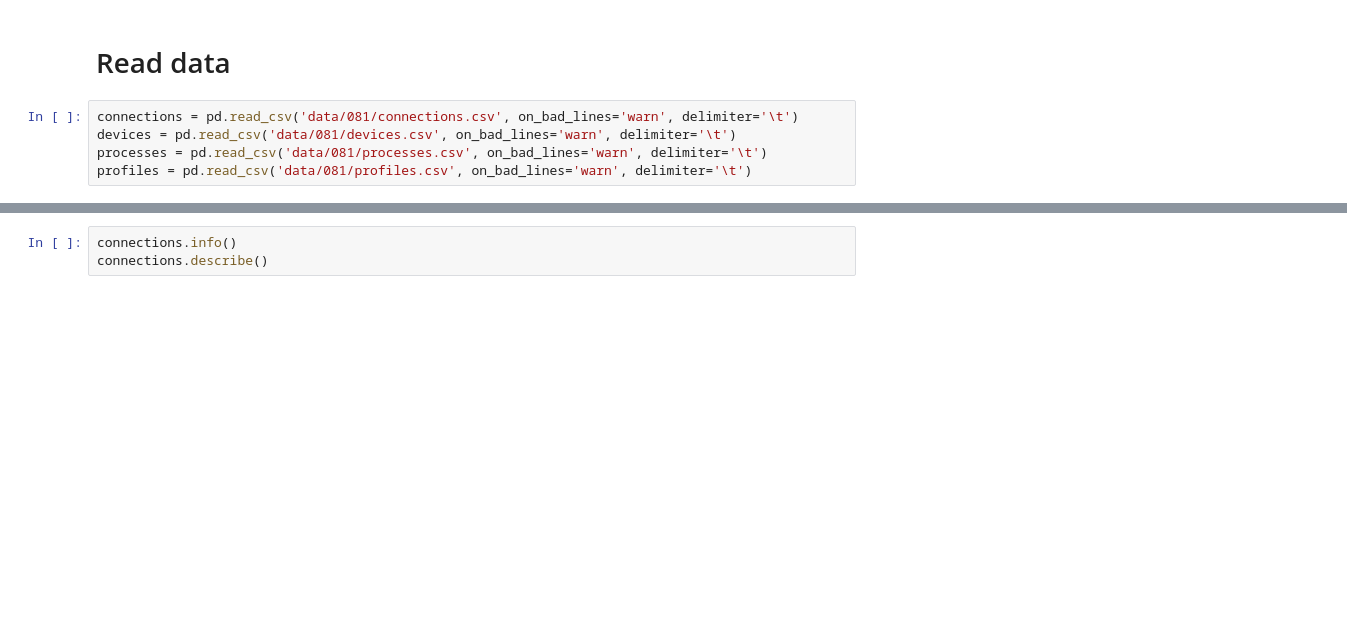
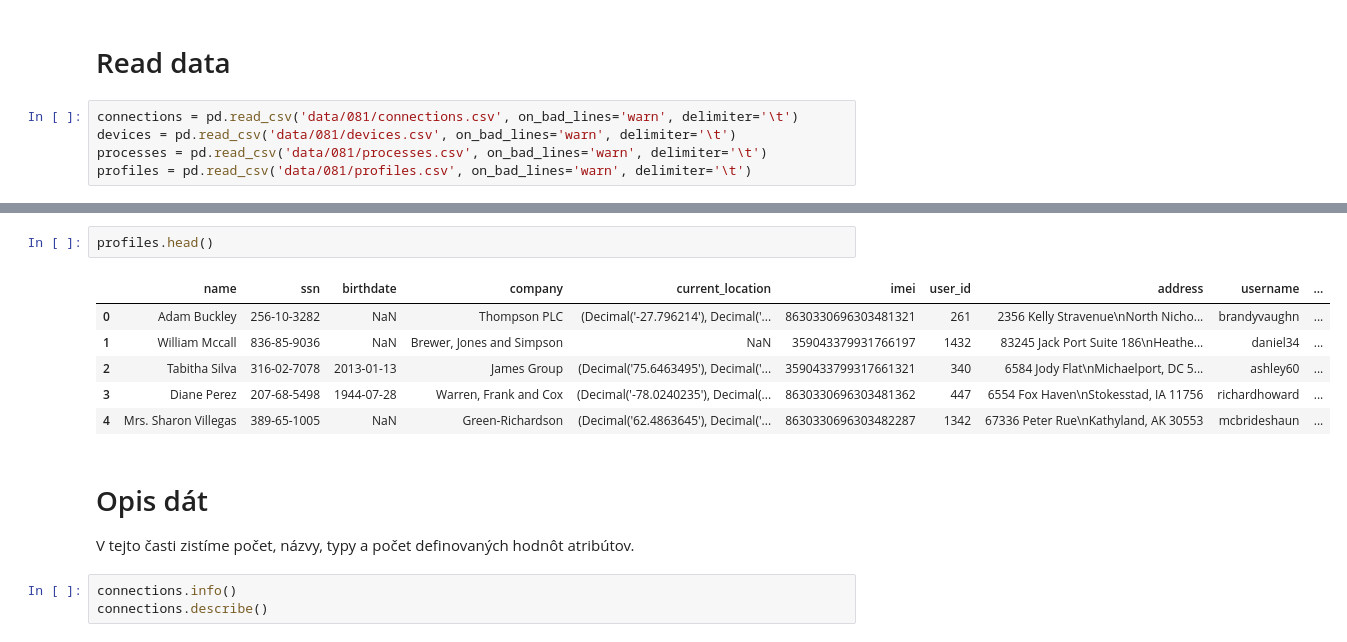
Before and after one commit to tomcer11/IAU, a Jupyter notebook: assignment.ipynb, the cells around one changed output, grey strips where cells are left out. Drawn from its saved outputs; the diff is of its cells as text; blank space fills up the shorter version.

Commit message:
dataframes printed

```diff
--- a/assignment.ipynb
+++ b/assignment.ipynb
@@ -14,3 +42,15 @@ profiles = pd.read_csv('data/081/profiles.csv', on_bad_lines='warn', delimiter='
+# %%
+profiles.head()
+# %% [output]
+|  | name | ssn | birthdate | company | current_location | imei | user_id | address | username | ... |
+| 0 | Adam Buckley | 256-10-3282 | NaN | Thompson PLC | (Decimal('-27.796214'), Decimal('... | 8630330696303481321 | 261 | 2356 Kelly Stravenue\nNorth Nicho... | brandyvaughn | ... |
+| 1 | William Mccall | 836-85-9036 | NaN | Brewer, Jones and Simpson | NaN | 359043379931766197 | 1432 | 83245 Jack Port Suite 186\nHeathe... | daniel34 | ... |
+| 2 | Tabitha Silva | 316-02-7078 | 2013-01-13 | James Group | (Decimal('75.6463495'), Decimal('... | 3590433799317661321 | 340 | 6584 Jody Flat\nMichaelport, DC 5... | ashley60 | ... |
+| 3 | Diane Perez | 207-68-5498 | 1944-07-28 | Warren, Frank and Cox | (Decimal('-78.0240235'), Decimal(... | 8630330696303481362 | 447 | 6554 Fox Haven\nStokesstad, IA 11756 | richardhoward | ... |
+| 4 | Mrs. Sharon Villegas | 389-65-1005 | NaN | Green-Richardson | (Decimal('62.4863645'), Decimal('... | 8630330696303482287 | 1342 | 67336 Peter Rue\nKathyland, AK 30553 | mcbrideshaun | ... |
+# %% [markdown]
+# Opis dát
+V tejto časti zistíme počet, názvy, typy a počet definovaných hodnôt atribútov.
 # %%
 connections.info()
 connections.describe()
```
Also changed, not shown: parts of 9 cells of this notebook.
